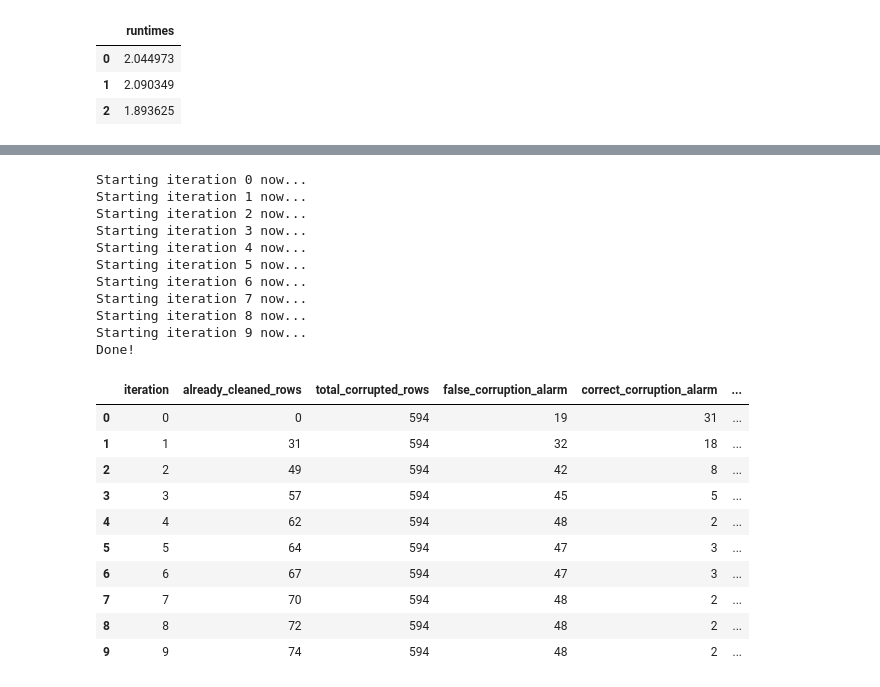
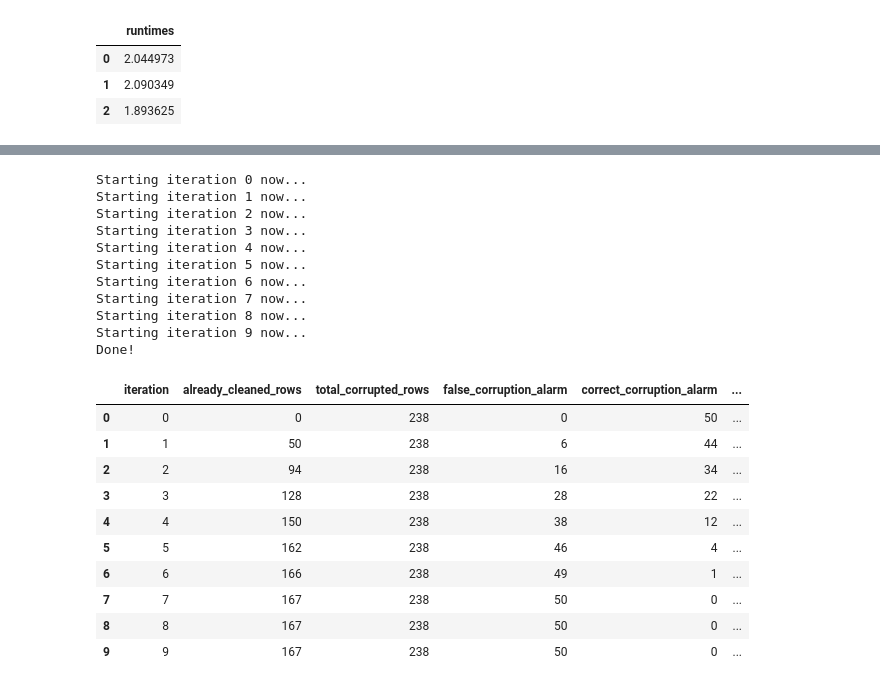
Before and after one commit to stefan-grafberger/deem22-what-if-experiments, a Jupyter notebook: whatif/example_pipelines/shapley_value_experiments.ipynb, the cells around one changed output, grey strips where cells are left out. Drawn from its saved outputs; the diff is of its cells as text; code cells hidden in the pictures.

```diff
--- a/whatif/example_pipelines/shapley_value_experiments.ipynb
+++ b/whatif/example_pipelines/shapley_value_experiments.ipynb
@@ -222,25 +222,25 @@ Done!
 # %%
-do_shapley_value_opt(0.5, 10, True, 10, 50, False)
+do_shapley_value_opt(0.2, 10, True, 10, 50, False)
 # %% [output]
 Starting iteration 0 now...
 Starting iteration 1 now...
 Starting iteration 2 now...
 Starting iteration 3 now...
 Starting iteration 4 now...
 Starting iteration 5 now...
 Starting iteration 6 now...
 Starting iteration 7 now...
 Starting iteration 8 now...
 Starting iteration 9 now...
 Done!
 |  | iteration | already_cleaned_rows | total_corrupted_rows | false_corruption_alarm | correct_corruption_alarm | ... |
-| 0 | 0 | 0 | 594 | 19 | 31 | ... |
-| 1 | 1 | 31 | 594 | 32 | 18 | ... |
-| 2 | 2 | 49 | 594 | 42 | 8 | ... |
-| 3 | 3 | 57 | 594 | 45 | 5 | ... |
-| 4 | 4 | 62 | 594 | 48 | 2 | ... |
-| 5 | 5 | 64 | 594 | 47 | 3 | ... |
-| 6 | 6 | 67 | 594 | 47 | 3 | ... |
-| 7 | 7 | 70 | 594 | 48 | 2 | ... |
-| 8 | 8 | 72 | 594 | 48 | 2 | ... |
-| 9 | 9 | 74 | 594 | 48 | 2 | ... |
+| 0 | 0 | 0 | 238 | 0 | 50 | ... |
+| 1 | 1 | 50 | 238 | 6 | 44 | ... |
+| 2 | 2 | 94 | 238 | 16 | 34 | ... |
+| 3 | 3 | 128 | 238 | 28 | 22 | ... |
+| 4 | 4 | 150 | 238 | 38 | 12 | ... |
+| 5 | 5 | 162 | 238 | 46 | 4 | ... |
+| 6 | 6 | 166 | 238 | 49 | 1 | ... |
+| 7 | 7 | 167 | 238 | 50 | 0 | ... |
+| 8 | 8 | 167 | 238 | 50 | 0 | ... |
+| 9 | 9 | 167 | 238 | 50 | 0 | ... |
```
Also changed, not shown: parts of 2 cells of this notebook, 3 other files.
